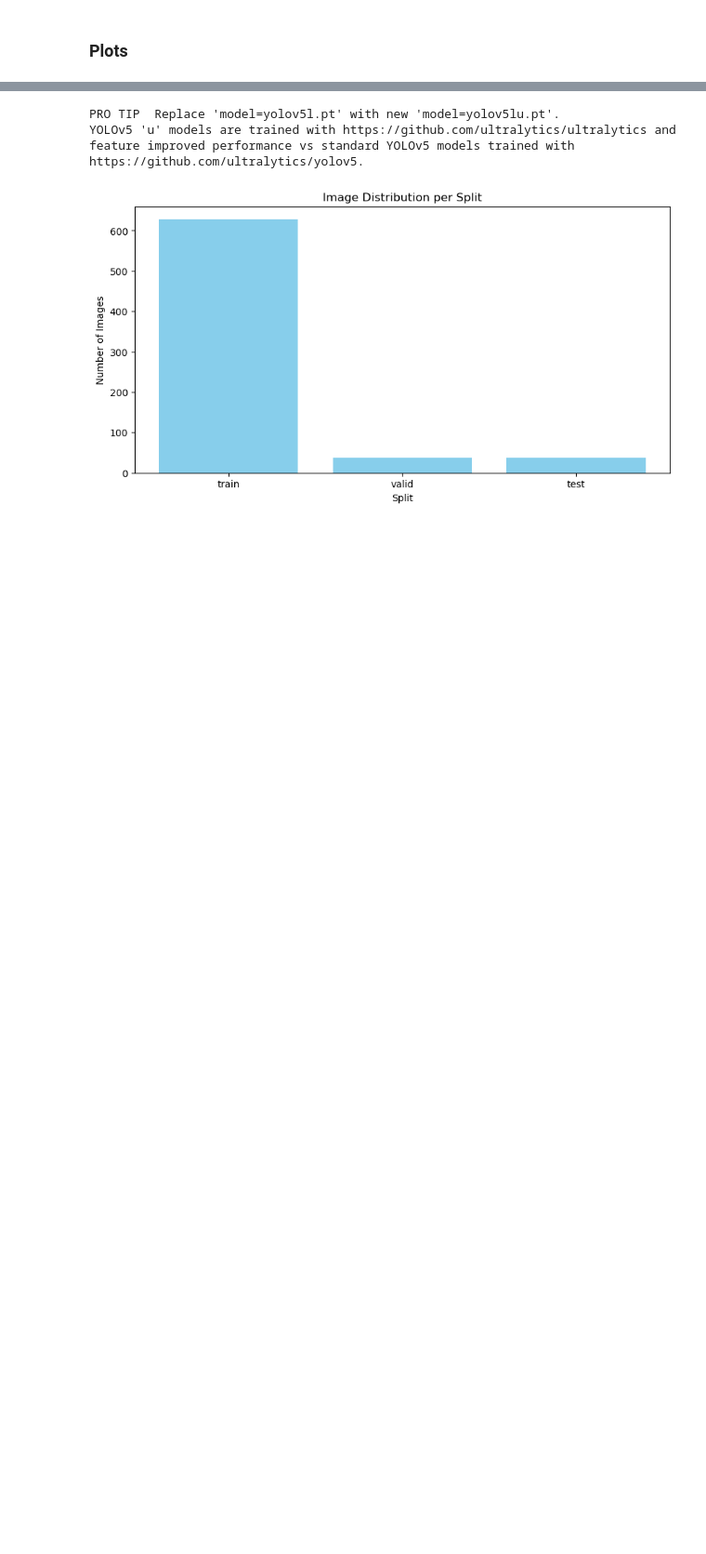
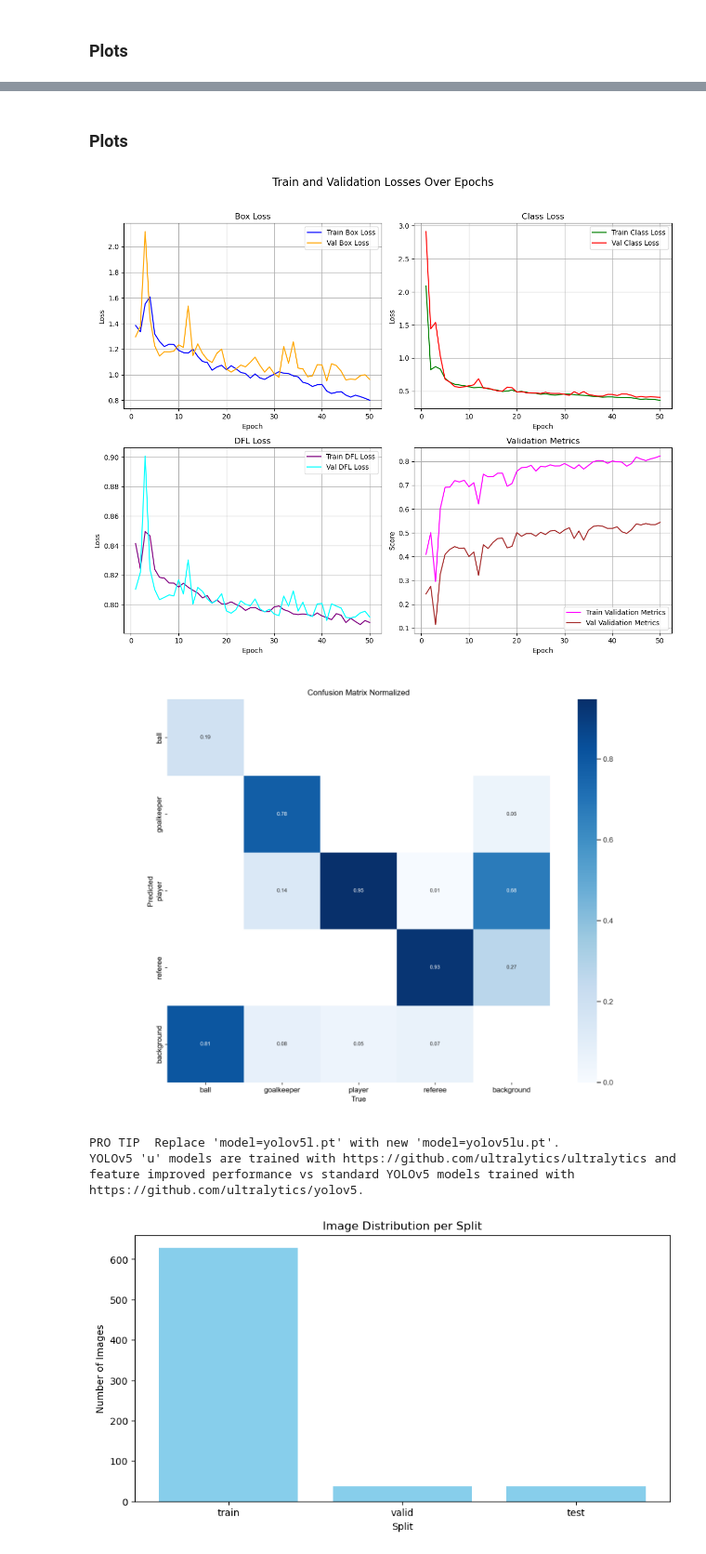
Before and after one commit to SianiEmanuele/AIxFootballAnalysis, a Jupyter notebook: src/training/yolo_training.ipynb, the cells around one changed output, grey strips where cells are left out. Shown at 93% size. Drawn from its saved outputs; the diff is of its cells as text; code cells hidden in the pictures; blank space fills up the shorter version.

```diff
--- a/src/training/yolo_training.ipynb
+++ b/src/training/yolo_training.ipynb
@@ -285 +413,13 @@ Train val test split:
+# %% [markdown]
+### Plots
+# %%
+results_path = os.path.join(cwd, "yolo_football_analysis", "yolo9c_dataset_v0", "results.csv")
+data = pd.read_csv(results_path)
+plot_losses(data)
+# load and show confusion matrix
+matrix_path = os.path.join(cwd,"yolo_football_analysis" ,"yolo9c_dataset_v0", "confusion_matrix_normalized.png")
+plot_confusion_matrix(matrix_path)
+# %% [output]
+[figure, added]
+[figure, added]
 # %%
```
Also changed, not shown: parts of 15 cells of this notebook.
